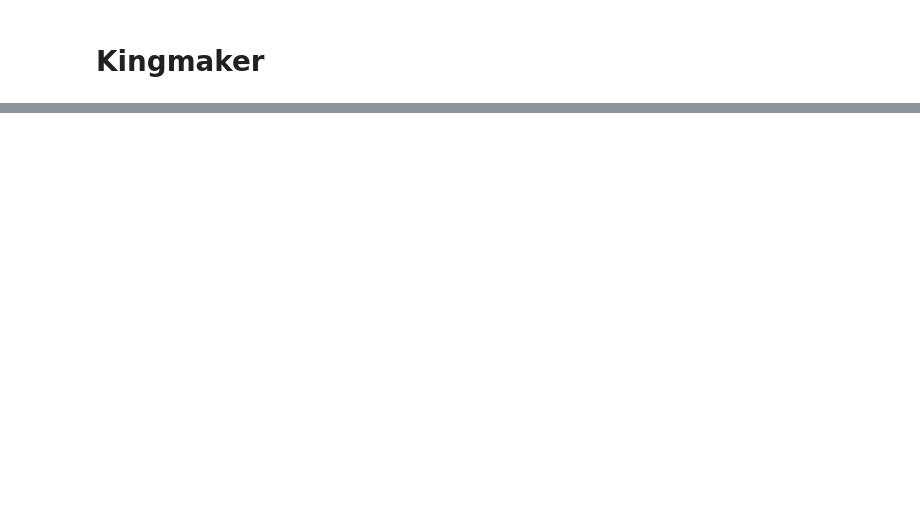
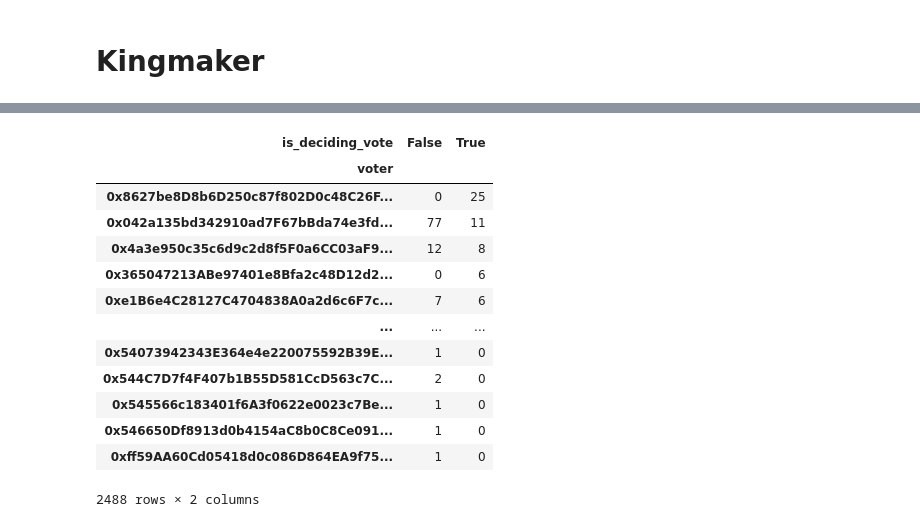
Before and after one commit to IndexCoop/index-coop-analytics, a Jupyter notebook: governance/snapshot-vote-analysis/2021-11-18 selectorate analysis/EDA.ipynb, the cells around one changed output, grey strips where cells are left out. Saved outputs shown, nothing was run; the diff lists cells and outputs as text; code cells hidden in the pictures; blank space fills up the shorter version.

```diff
--- a/governance/snapshot-vote-analysis/2021-11-18 selectorate analysis/EDA.ipynb
+++ b/governance/snapshot-vote-analysis/2021-11-18 selectorate analysis/EDA.ipynb
@@ -65,0 +74,34 @@ pd.merge(all_votes_df,proposals_df,left_on='proposal',right_on='proposal_id',how
+# %%
+def winning_threshold(choice,category):
+    if category == 'DG2':
+        if choice == 1:
+            return .6
+        else:
+            return .4
+    else:
+        return .5
+
+def is_deciding_vote(row):
+    '''
+    Assuming that a vote is ALREADY on the winning side,
+    A vote is a considered a deciding vote if the following statement holds:
+    'If the vote had switched sides, then it would have still been on the winning side.'
+    '''
+    vp = row['vp']
+    choice = row['choice']
+    category = row['category']
+    scores_total = row['scores_total']
+    coalition_vp = row['coalition_vp']
+    #old_choice = choice
+    #old_my_team_score= coalition_vp
+    #old_enemy_team_score = scores_total-coalition_vp
+
+    new_choice = (choice) % 2 + 1 # 1 goes to 2, 2 goes to 1
+    new_coalition_vp = scores_total-(coalition_vp-vp)
+
+
+    new_percentage = new_coalition_vp/scores_total
+
+    new_wins = new_percentage > winning_threshold(new_choice,category)
+
+    return new_wins
@@ -65,0 +116,22 @@ pd.merge(all_votes_df,proposals_df,left_on='proposal',right_on='proposal_id',how
+# %%
+deciding_vote_df = winning_coalition_df.sort_values(by='coalition_contribution',ascending=False).groupby(['voter','is_deciding_vote']).size()\
+                       .reset_index(name='counts')\
+                       .pivot_table(index='voter',columns='is_deciding_vote',values='counts',fill_value=0)\
+                       .sort_values(by=True,ascending=False)
+# %%
+deciding_vote_df
+# %% [output]
+| is_deciding_vote | False | True |
+| voter |  |  |
+| 0x8627be8D8b6D250c87f802D0c48C26F... | 0 | 25 |
+| 0x042a135bd342910ad7F67bBda74e3fd... | 77 | 11 |
+| 0x4a3e950c35c6d9c2d8f5F0a6CC03aF9... | 12 | 8 |
+| 0x365047213ABe97401e8Bfa2c48D12d2... | 0 | 6 |
+| 0xe1B6e4C28127C4704838A0a2d6c6F7c... | 7 | 6 |
+| ... | ... | ... |
+| 0x54073942343E364e4e220075592B39E... | 1 | 0 |
+| 0x544C7D7f4F407b1B55D581CcD563c7C... | 2 | 0 |
+| 0x545566c183401f6A3f0622e0023c7Be... | 1 | 0 |
+| 0x546650Df8913d0b4154aC8b0C8Ce091... | 1 | 0 |
+| 0xff59AA60Cd05418d0c086D864EA9f75... | 1 | 0 |
+2488 rows × 2 columns
```
Also changed, not shown: parts of 18 cells of this notebook, 1 other file.
